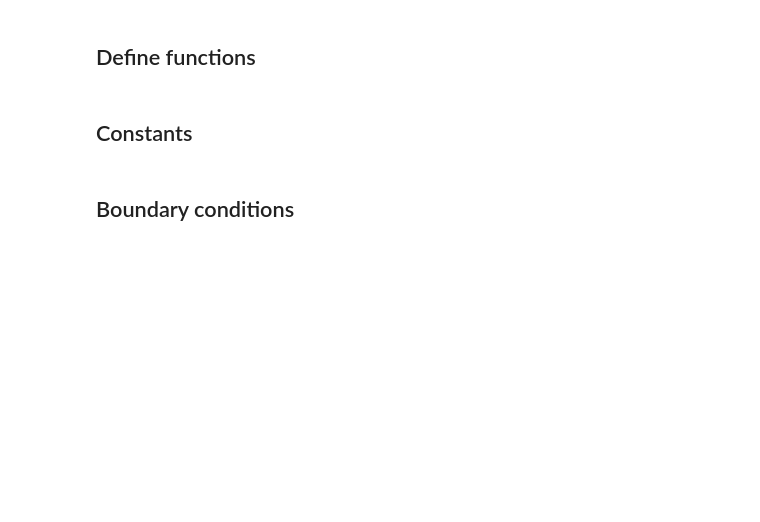
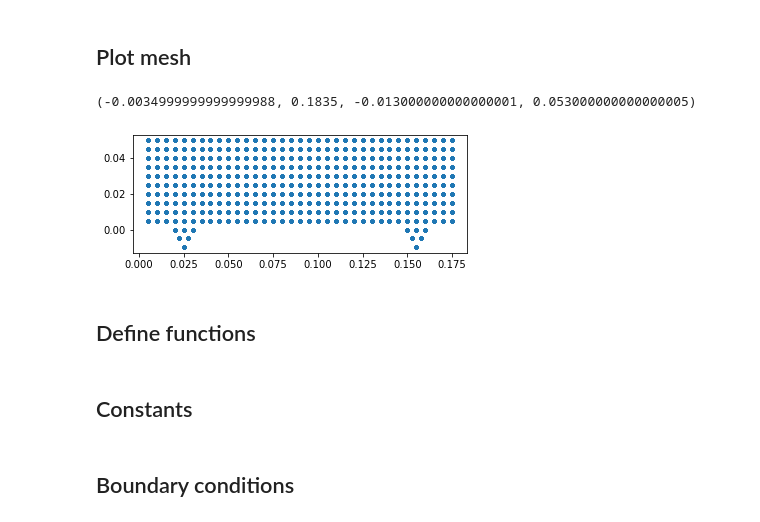
Before and after one commit to jd-bartlett96/PeriPy, a Jupyter notebook: peripy/examples/notebooks/Example3.ipynb, the cells around one changed output. Cells and saved outputs as stored; diff of their text form; code cells hidden in the pictures; blank space fills up the shorter version.

Commit message:
Plot mesh

```diff
--- a/peripy/examples/notebooks/Example3.ipynb
+++ b/peripy/examples/notebooks/Example3.ipynb
@@ -22,6 +23,17 @@ mesh_file = absolute_path + '/175beam3620.msh'
 
 write_path_model = absolute_path + '/175beam3620_model.h5'
 write_path_solutions = absolute_path
+# %% [markdown]
+## Plot mesh
+# %%
+mesh = meshio.read(mesh_file)
+# Get coordinates, encoded as mesh points
+coords = np.array(mesh.points, dtype=np.float64)
+plt.scatter(coords[:,0], coords[:,2], s=10)
+plt.axis('scaled')
+# %% [output]
+(-0.0034999999999999988, 0.1835, -0.013000000000000001, 0.053000000000000005)
+[figure, added]
 # %% [markdown]
 ## Define functions
 # %%
```
Also changed, not shown: parts of 1 cell of this notebook.
